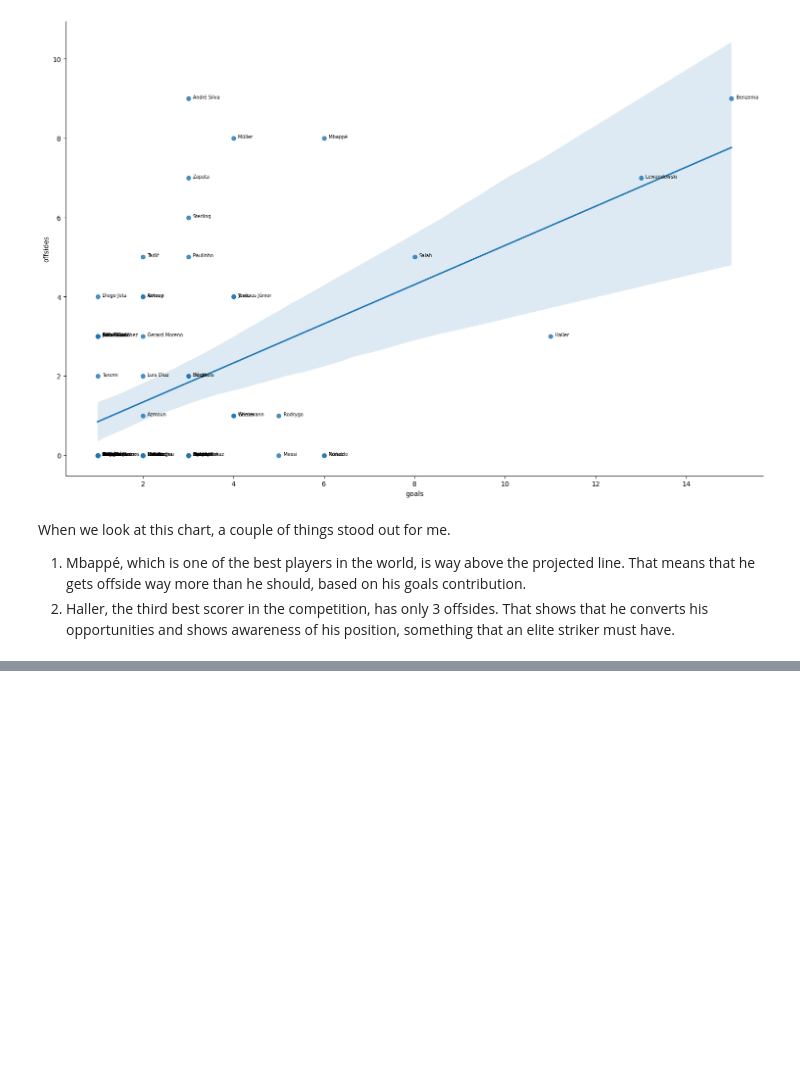
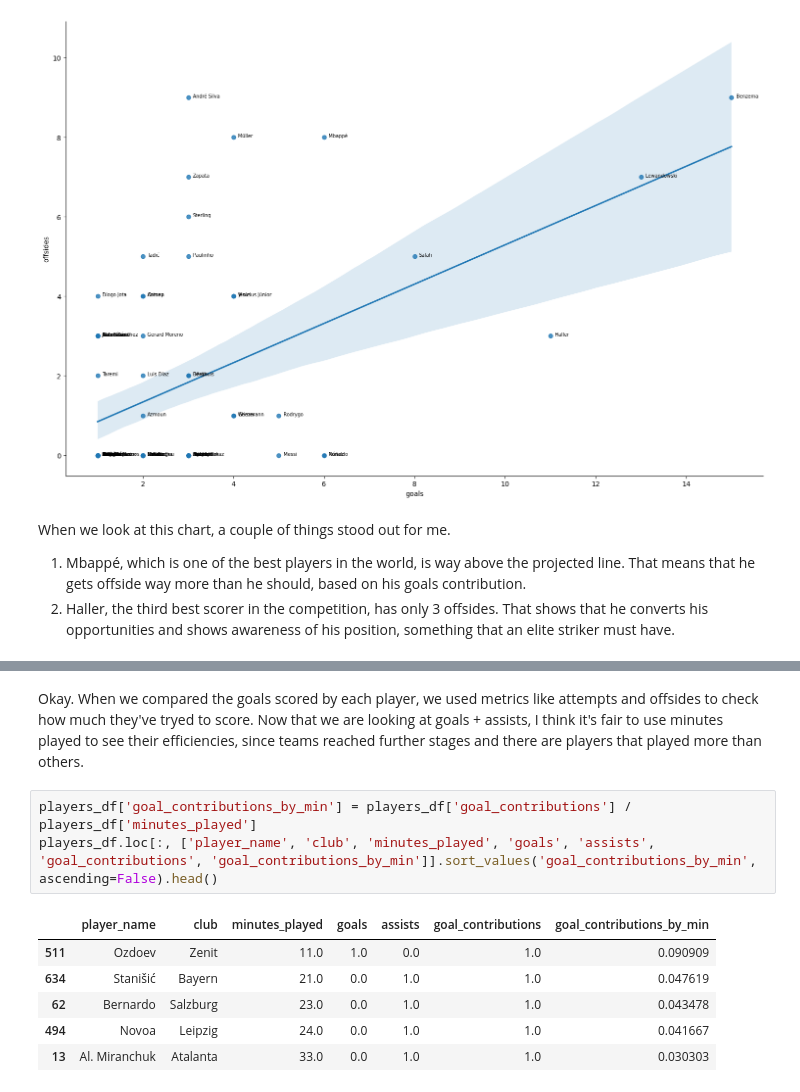
Before and after one commit to caiomelo22/20-21-Champions-League-Analysis, a Jupyter notebook: notebooke5ae0d8453.ipynb, the cells around one changed output, grey strips where cells are left out. Drawn from its saved outputs; the diff is of its cells as text; blank space fills up the shorter version.

```diff
--- a/notebooke5ae0d8453.ipynb
+++ b/notebooke5ae0d8453.ipynb
@@ -144,0 +171,12 @@ When we look at this chart, a couple of things stood out for me.
+# %% [markdown]
+Okay. When we compared the goals scored by each player, we used metrics like attempts and offsides to check how much they've tryed to score. Now that we are looking at goals + assists, I think it's fair to use minutes played to see their efficiencies, since teams reached further stages and there are players that played more than others.
+# %%
+players_df['goal_contributions_by_min'] = players_df['goal_contributions'] / players_df['minutes_played']
+players_df.loc[:, ['player_name', 'club', 'minutes_played', 'goals', 'assists', 'goal_contributions', 'goal_contributions_by_min']].sort_values('goal_contributions_by_min', ascending=False).head()
+# %% [output]
+|  | player_name | club | minutes_played | goals | assists | goal_contributions | goal_contributions_by_min |
+| 511 | Ozdoev | Zenit | 11.0 | 1.0 | 0.0 | 1.0 | 0.090909 |
+| 634 | Stanišić | Bayern | 21.0 | 0.0 | 1.0 | 1.0 | 0.047619 |
+| 62 | Bernardo | Salzburg | 23.0 | 0.0 | 1.0 | 1.0 | 0.043478 |
+| 494 | Novoa | Leipzig | 24.0 | 0.0 | 1.0 | 1.0 | 0.041667 |
+| 13 | Al. Miranchuk | Atalanta | 33.0 | 0.0 | 1.0 | 1.0 | 0.030303 |
```
Also changed, not shown: parts of 12 cells of this notebook.
